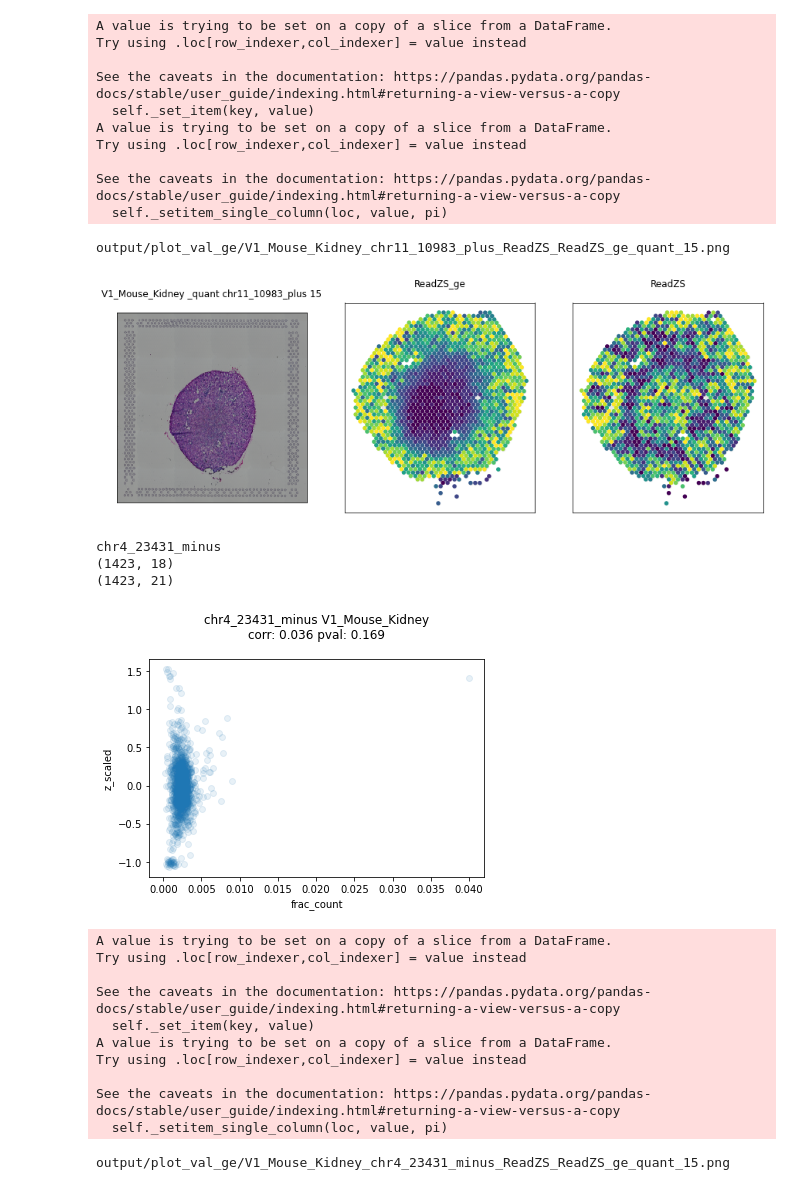
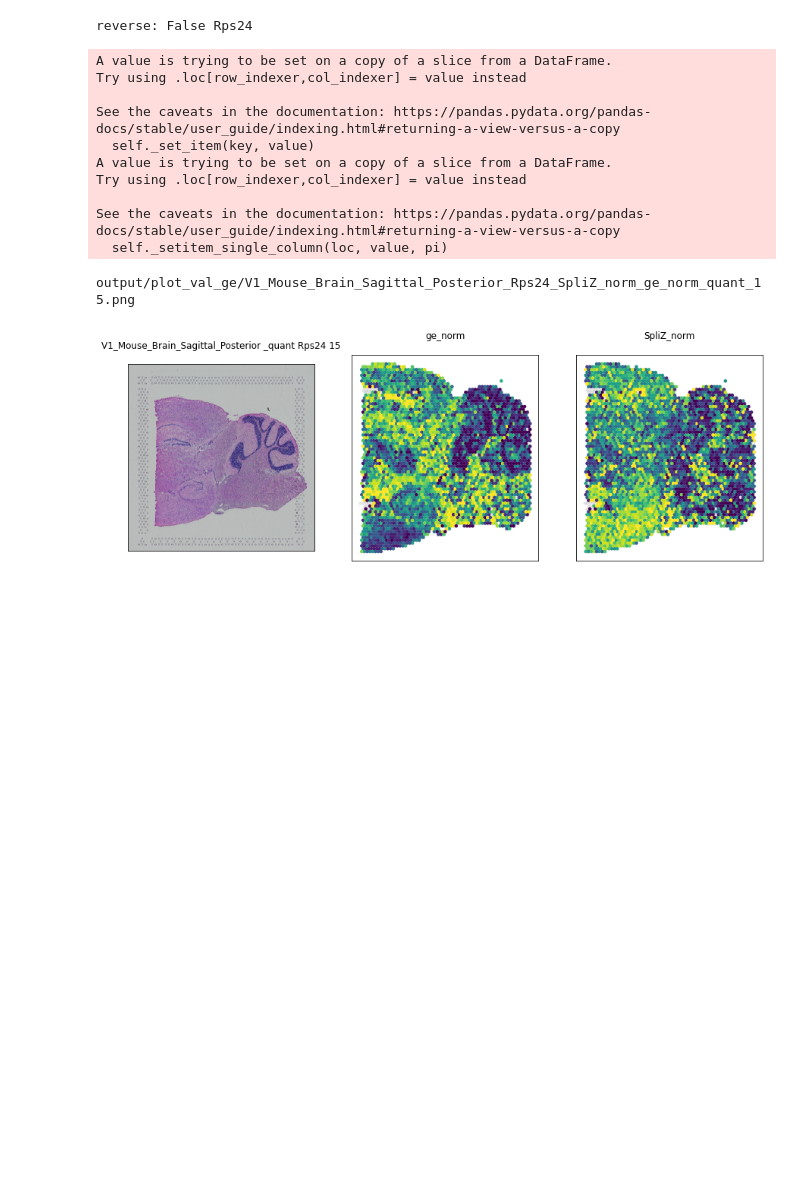
Before and after one commit to juliaolivieri/visium_analysis, a Jupyter notebook: notebooks/plot_val_ge.ipynb, the cells around one changed output. Saved outputs shown, nothing was run; the diff lists cells and outputs as text; code cells hidden in the pictures; blank space fills up the shorter version.

```diff
--- a/notebooks/plot_val_ge.ipynb
+++ b/notebooks/plot_val_ge.ipynb
@@ -10,28 +10,27 @@ from sklearn.cluster import KMeans
 import seaborn as sns
 from tqdm import tqdm
 # %%
-score = "ReadZS"
-score2 = "ReadZS_ge"
-
-# score = "SpliZ_norm"
-# score2 = "ge_norm"
-
 # score = "ReadZS_norm"
 # score2 = "ReadZS_ge_norm"
+
+score = "SpliZ_norm"
+score2 = "ge_norm"
 
 scores = pd.read_csv("output/make_samplesheet/scores.csv",index_col=0)
 srow = scores.loc[score]
 srow2 = scores.loc[score2]
 
-dataname = "V1_Mouse_Kidney"
+# dataname = "V1_Mouse_Kidney"
 # dataname = "V1_Mouse_Brain_Sagittal_Anterior"
 # dataname = "V1_Mouse_Brain_Sagittal_Anterior_Section_2"
-# dataname = "V1_Mouse_Brain_Sagittal_Posterior"
+dataname = "V1_Mouse_Brain_Sagittal_Posterior"
 # dataname = "V1_Mouse_Brain_Sagittal_Posterior_Section_2"
 # dataname = "Visium_FFPE_Human_Prostate_Acinar_Cell_Carcinoma"
 # dataname = "Visium_FFPE_Mouse_Kidney"
 # dataname = "Visium_FFPE_Human_Prostate_IF"
 # dataname = "Visium_FFPE_Human_Breast_Cancer"
+# dataname = "p20218_s001_L1"
+# dataname = "p20218_s002_L2"
 samples = pd.read_csv("output/make_samplesheet/spatial.csv",index_col = 0)
 # samples
 row = samples.loc[dataname]
@@ -147,7 +146,12 @@ else:
   size = 20
 
 # for gene in ["Myl6","Rps24","Gng13"]:
-for gene in ["chr11_10983_plus","chr4_23431_minus","chr5_28581_minus"]:
+for gene in ["Rps24"]:
+# windows = ["chr17_16275_minus","chr8_11013_plus", "chr11_10983_plus", "chr4_23431_minus", "chr5_28581_minus"]
+# windows = ["chr1_30673_plus"]
+
+# Slc8a1, Gpm6a, Gpx3, Rps8, Actb, S100A9
+# for gene in windows:
   print(gene)
   gene_df = spliz_df[spliz_df[srow["genecol"]] == gene]
   print(gene_df.shape)
@@ -169,6 +173,7 @@ for gene in ["chr11_10983_plus","chr4_23431_minus","chr5_28581_minus"]:
     rev = True
   else:
     rev = False
+  print("reverse: {} {}".format(rev, gene))
   if rev == True:
     gene_df[srow["col"]] = gene_df[srow["col"]]*(-1)
     df = gene_df[["barcode",srow["col"]]].merge(gene_df2[["barcode",srow2["col"]]],on="barcode").dropna()
@@ -178,7 +183,7 @@ for gene in ["chr11_10983_plus","chr4_23431_minus","chr5_28581_minus"]:
     plt.ylabel(srow["col"])
     pval = spearmanr(df[[srow2["col"],srow["col"]]].dropna())
     plt.title("{} {}\ncorr: {:.3f} pval: {:.3f}\n".format(gene,dataname,pval.correlation,pval.pvalue))
-    plt.savefig("{}{}_{}_{}_{}{}_corr.png".format(outpath,dataname,gene,score,score2,suff),bbox_inches="tight",dpi=500)
+    plt.savefig("{}{}_{}_{}_{}_corr.png".format(outpath,dataname,gene,score,score2),bbox_inches="tight",dpi=500)
 
     plt.show()
   if gene_df.shape[0] > thresh:
@@ -285,27 +290,13 @@ chr11_10983_plus
-A value is trying to be set on a copy of a slice from a DataFrame.
-Try using .loc[row_indexer,col_indexer] = value instead
-
-See the caveats in the documentation: https://pandas.pydata.org/pandas-docs/stable/user_guide/indexing.html#returning-a-view-versus-a-copy
-  self._set_item(key, value)
-A value is trying to be set on a copy of a slice from a DataFrame.
-Try using .loc[row_indexer,col_indexer] = value instead
-
-See the caveats in the documentation: https://pandas.pydata.org/pandas-docs/stable/user_guide/indexing.html#returning-a-view-versus-a-copy
-  self._setitem_single_column(loc, value, pi)
+reverse: False Rps24
-output/plot_val_ge/V1_Mouse_Kidney_chr11_10983_plus_ReadZS_ReadZS_ge_quant_15.png
+A value is trying to be set on a copy of a slice from a DataFrame.
+Try using .loc[row_indexer,col_indexer] = value instead
+
+See the caveats in the documentation: https://pandas.pydata.org/pandas-docs/stable/user_guide/indexing.html#returning-a-view-versus-a-copy
+  self._set_item(key, value)
+A value is trying to be set on a copy of a slice from a DataFrame.
+Try using .loc[row_indexer,col_indexer] = value instead
+
+See the caveats in the documentation: https://pandas.pydata.org/pandas-docs/stable/user_guide/indexing.html#returning-a-view-versus-a-copy
+  self._setitem_single_column(loc, value, pi)
+output/plot_val_ge/V1_Mouse_Brain_Sagittal_Posterior_Rps24_SpliZ_norm_ge_norm_quant_15.png
-[figure, old version]
+[figure, new version]
-chr4_23431_minus
-(1423, 18)
-(1423, 21)
-[figure, removed]
-A value is trying to be set on a copy of a slice from a DataFrame.
-Try using .loc[row_indexer,col_indexer] = value instead
-
-See the caveats in the documentation: https://pandas.pydata.org/pandas-docs/stable/user_guide/indexing.html#returning-a-view-versus-a-copy
-  self._set_item(key, value)
-A value is trying to be set on a copy of a slice from a DataFrame.
-Try using .loc[row_indexer,col_indexer] = value instead
-
-See the caveats in the documentation: https://pandas.pydata.org/pandas-docs/stable/user_guide/indexing.html#returning-a-view-versus-a-copy
-  self._setitem_single_column(loc, value, pi)
-output/plot_val_ge/V1_Mouse_Kidney_chr4_23431_minus_ReadZS_ReadZS_ge_quant_15.png
```
Also changed, not shown: parts of 5 cells of this notebook, 9 other files.
